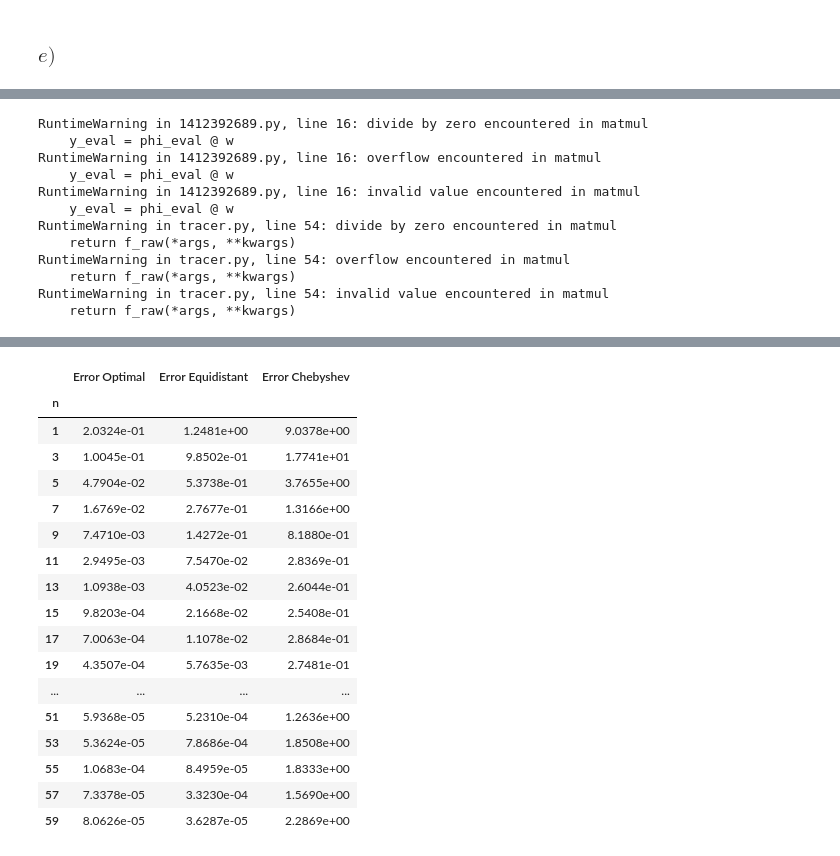
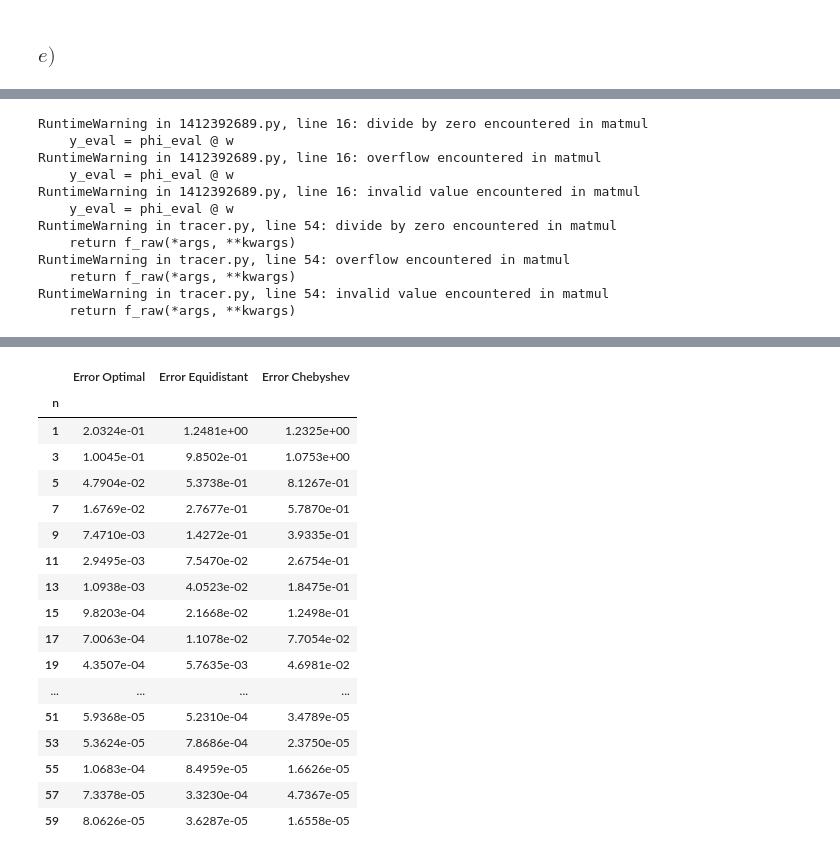
Before and after one commit to torgrimf/TMA4215_Project_1, a Jupyter notebook: jupyterfile.ipynb, the cells around one changed output, grey strips where cells are left out. Drawn from its saved outputs; the diff is of its cells as text; code cells hidden in the pictures.

Commit message:
fixed error in e with chebyshev nodes

```diff
--- a/jupyterfile.ipynb
+++ b/jupyterfile.ipynb
@@ -732,6 +732,7 @@ a, b = -5, 5
 errors_optimal = np.zeros(len(n_vals))
 errors_equi_RBF = np.zeros(len(n_vals))
 errors_cheby_RBF = np.zeros(len(n_vals))
+# errors_optimal_cheby_RBF = np.zeros(len(n_vals))
 
 
 def norm_2(y_true, y_pred, a, b, N):
@@ -744,14 +745,24 @@ for i, n in enumerate(n_vals):
     eta_vals = np.linspace(a, b, N + 1)
     f_eta_vals = runge_f_ag(eta_vals)
     x_equi = np.linspace(a, b, n + 1)
+    x_cheby = cheby_nodes(a, b, n)
     param_init = np.append(x_equi, epsilon_guess)
-    x_optimal, epsilon_optimal, cost_vals = gradient_descent_bt(
+    param_init_cheby = np.append(x_cheby, epsilon_guess)
+
+    x_optimal, epsilon_optimal, _ = gradient_descent_bt(
         param=param_init,
         L=L,
         rho_up=10,
         rho_down=0.1,
         max_iter=500,
     )
+    # x_optimal_cheby, epsilon_optimal_cheby, _ = gradient_descent_bt(
+    #     param=param_init_cheby,
+    #     L=L,
+    #     rho_up=10,
+    #     rho_down=0.1,
+    #     max_iter=500,
+    # )
 
     RBF_optimal = RBF(
         x_data=x_optimal,
@@ -768,10 +779,18 @@ for i, n in enumerate(n_vals):
         x_eval=eta_vals,
         epsilon=epsilon_optimal,
     )
+    # RBF_optimal_cheby = RBF(
+    #     x_data=x_optimal_cheby,
+    #     y_data=runge_f(x_optimal_cheby),
+    #     x_eval=eta_vals,
+    #     epsilon=epsilon_optimal_cheby,
+    # )
 
     errors_optimal[i] = norm_2(f_eta_vals, RBF_optimal, a, b, N)
     errors_equi_RBF[i] = norm_2(f_eta_vals, RBF_equi, a, b, N)
     errors_cheby_RBF[i] = norm_2(f_eta_vals, RBF_cheby, a, b, N)
+    # errors_optimal_cheby_RBF[i] = norm_2(f_eta_vals, RBF_optimal_cheby, a, b, N)
+
 
 fig, ax = plt.subplots()
 ax.semilogy(
@@ -792,54 +811,60 @@ ax.semilogy(
     "o-",
     label=r"Chebyshev nodes RBF",
 )
+# ax.semilogy(
+#     n_vals,
+#     errors_optimal_cheby_RBF,
+#     "o-",
+#     label=r"Optimal nodes RBF starting with Chebyshev nodes",
+# )
 
 ax.set_title(rf"Estimated error for $f(x)={funcs_latex[0]}, \, x \in [-5,5]$")
-ax.set_xlabel(r"Number of nodes - 1 $n$ ")
+ax.set_xlabel(r"Number of nodes - 1 $[n]$ ")
 ax.set_ylabel(r"$\left\| f - \tilde{f}\right\|_2$")
 ax.legend()
 plt.show()
 
 data = {
     "n": n_vals,
     "Error Optimal": errors_optimal,
     "Error Equidistant": errors_equi_RBF,
     "Error Chebyshev": errors_cheby_RBF,
 }
 
 df_errors = pd.DataFrame(data)
 df_errors = df_errors.set_index("n")
 
 pd.options.display.float_format = "{:.4e}".format
 display(df_errors)
 # %% [output]
 RuntimeWarning in 1412392689.py, line 16: divide by zero encountered in matmul
     y_eval = phi_eval @ w
 RuntimeWarning in 1412392689.py, line 16: overflow encountered in matmul
     y_eval = phi_eval @ w
 RuntimeWarning in 1412392689.py, line 16: invalid value encountered in matmul
     y_eval = phi_eval @ w
 RuntimeWarning in tracer.py, line 54: divide by zero encountered in matmul
     return f_raw(*args, **kwargs)
 RuntimeWarning in tracer.py, line 54: overflow encountered in matmul
     return f_raw(*args, **kwargs)
 RuntimeWarning in tracer.py, line 54: invalid value encountered in matmul
     return f_raw(*args, **kwargs)
 [drawing not drawn]
 |  | Error Optimal | Error Equidistant | Error Chebyshev |
 | n |  |  |  |
-| 1 | 2.0324e-01 | 1.2481e+00 | 9.0378e+00 |
-| 3 | 1.0045e-01 | 9.8502e-01 | 1.7741e+01 |
-| 5 | 4.7904e-02 | 5.3738e-01 | 3.7655e+00 |
-| 7 | 1.6769e-02 | 2.7677e-01 | 1.3166e+00 |
-| 9 | 7.4710e-03 | 1.4272e-01 | 8.1880e-01 |
-| 11 | 2.9495e-03 | 7.5470e-02 | 2.8369e-01 |
-| 13 | 1.0938e-03 | 4.0523e-02 | 2.6044e-01 |
-| 15 | 9.8203e-04 | 2.1668e-02 | 2.5408e-01 |
-| 17 | 7.0063e-04 | 1.1078e-02 | 2.8684e-01 |
-| 19 | 4.3507e-04 | 5.7635e-03 | 2.7481e-01 |
+| 1 | 2.0324e-01 | 1.2481e+00 | 1.2325e+00 |
+| 3 | 1.0045e-01 | 9.8502e-01 | 1.0753e+00 |
+| 5 | 4.7904e-02 | 5.3738e-01 | 8.1267e-01 |
+| 7 | 1.6769e-02 | 2.7677e-01 | 5.7870e-01 |
+| 9 | 7.4710e-03 | 1.4272e-01 | 3.9335e-01 |
+| 11 | 2.9495e-03 | 7.5470e-02 | 2.6754e-01 |
+| 13 | 1.0938e-03 | 4.0523e-02 | 1.8475e-01 |
+| 15 | 9.8203e-04 | 2.1668e-02 | 1.2498e-01 |
+| 17 | 7.0063e-04 | 1.1078e-02 | 7.7054e-02 |
+| 19 | 4.3507e-04 | 5.7635e-03 | 4.6981e-02 |
 | ... | ... | ... | ... |
-| 51 | 5.9368e-05 | 5.2310e-04 | 1.2636e+00 |
-| 53 | 5.3624e-05 | 7.8686e-04 | 1.8508e+00 |
-| 55 | 1.0683e-04 | 8.4959e-05 | 1.8333e+00 |
-| 57 | 7.3378e-05 | 3.3230e-04 | 1.5690e+00 |
-| 59 | 8.0626e-05 | 3.6287e-05 | 2.2869e+00 |
+| 51 | 5.9368e-05 | 5.2310e-04 | 3.4789e-05 |
+| 53 | 5.3624e-05 | 7.8686e-04 | 2.3750e-05 |
+| 55 | 1.0683e-04 | 8.4959e-05 | 1.6626e-05 |
+| 57 | 7.3378e-05 | 3.3230e-04 | 4.7367e-05 |
+| 59 | 8.0626e-05 | 3.6287e-05 | 1.6558e-05 |
```
Also changed, not shown: 1 other file.
